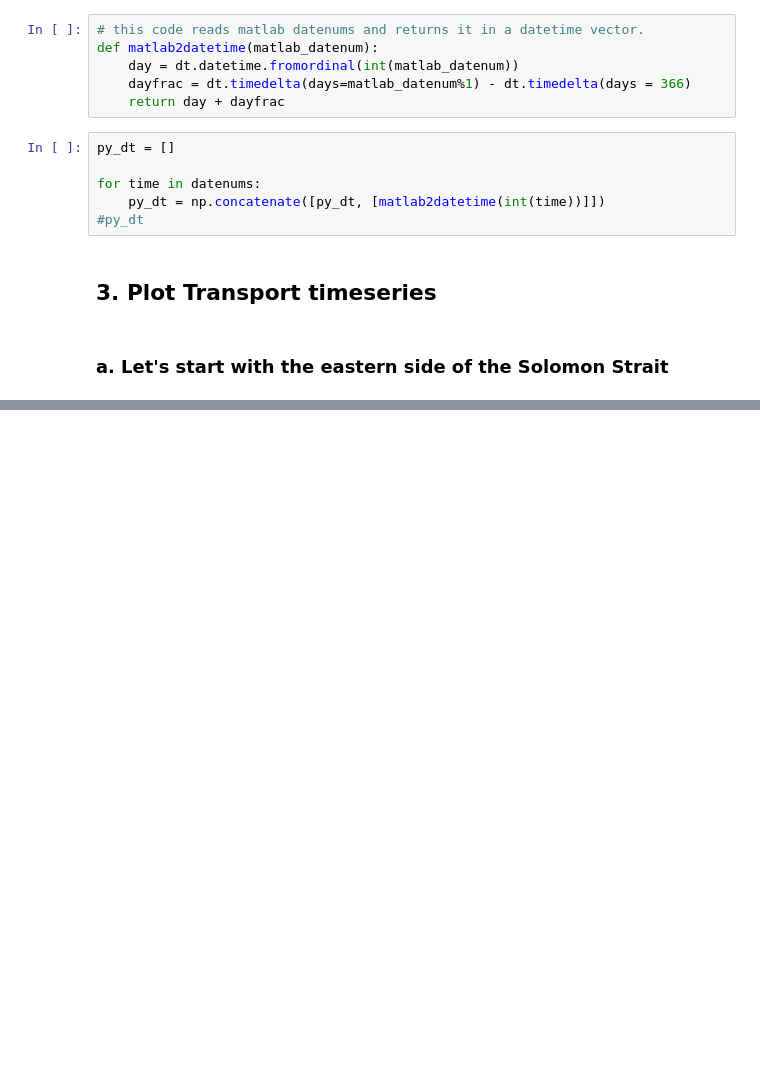
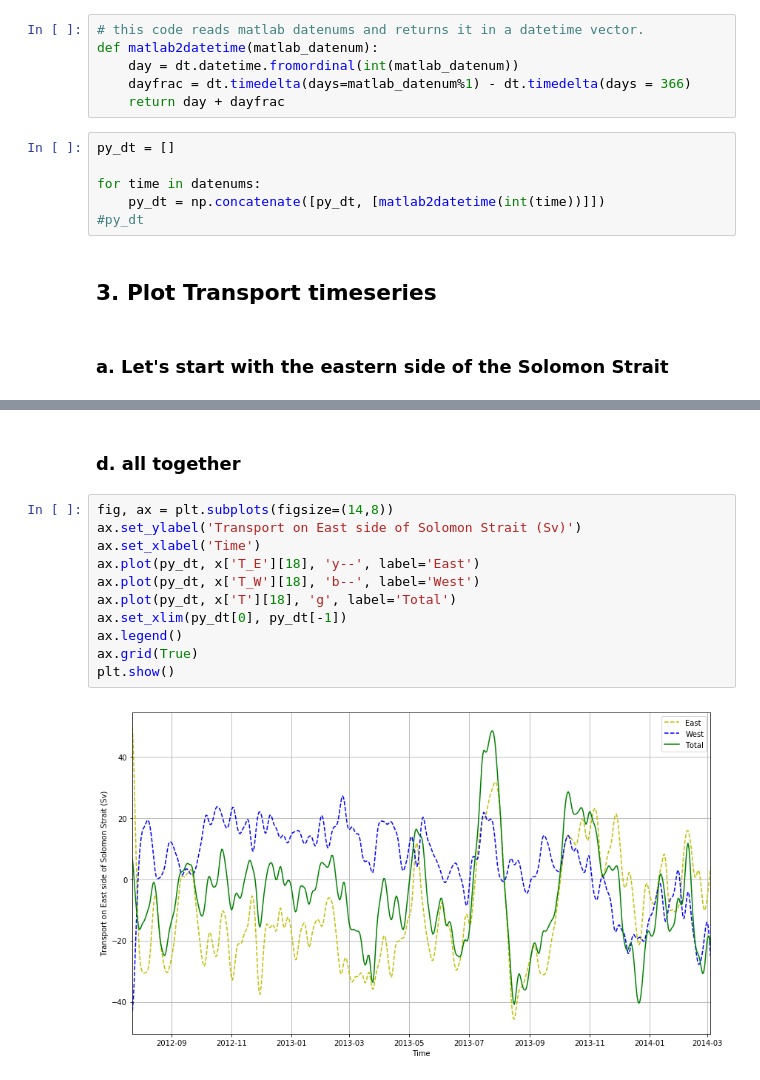
Before and after one commit to disandroa/Example-Notebooks, a Jupyter notebook: Data/obs_EWplot1.ipynb, the cells around one changed output, grey strips where cells are left out. Saved outputs shown, nothing was run; the diff lists cells and outputs as text; blank space fills up the shorter version.

```diff
--- a/Data/obs_EWplot1.ipynb
+++ b/Data/obs_EWplot1.ipynb
@@ -81,0 +90,15 @@ plt.show()
+# %% [markdown]
+### d. all together
+# %%
+fig, ax = plt.subplots(figsize=(14,8))
+ax.set_ylabel('Transport on East side of Solomon Strait (Sv)')
+ax.set_xlabel('Time')
+ax.plot(py_dt, x['T_E'][18], 'y--', label='East')
+ax.plot(py_dt, x['T_W'][18], 'b--', label='West')
+ax.plot(py_dt, x['T'][18], 'g', label='Total')
+ax.set_xlim(py_dt[0], py_dt[-1])
+ax.legend()
+ax.grid(True)
+plt.show()
+# %% [output]
+[figure, added]
```
Also changed, not shown: parts of 9 cells of this notebook.
